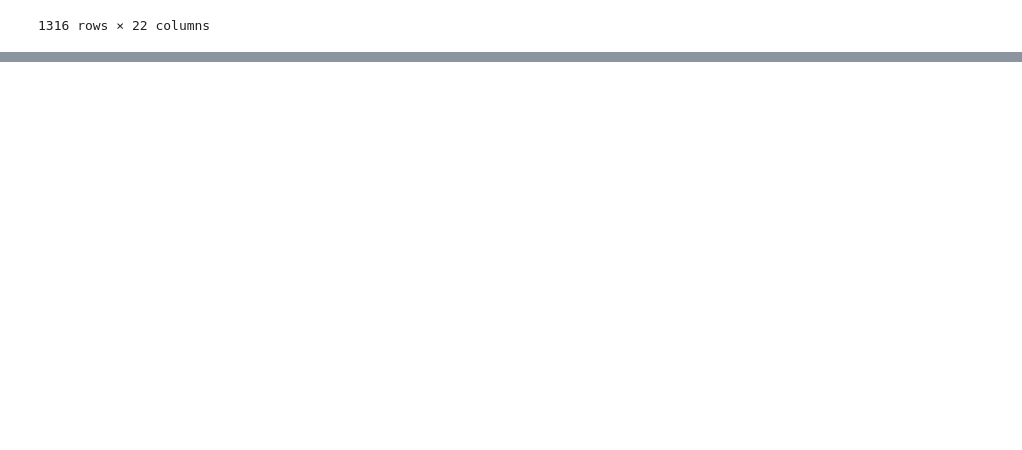
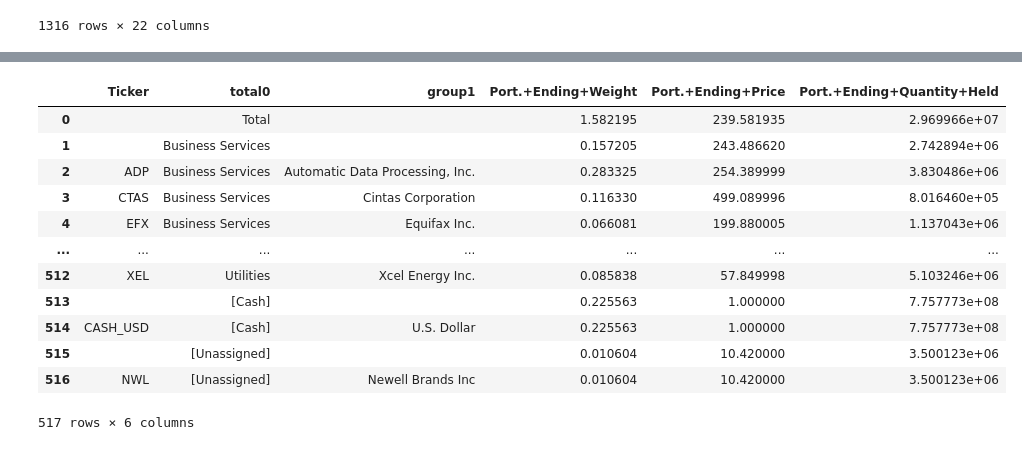
Before and after one commit to nurciuoli/FdsPy, a Jupyter notebook: DEMO_mypaengine_notebook.ipynb, the cells around one changed output, grey strips where cells are left out. Drawn from its saved outputs; the diff is of its cells as text; code cells hidden in the pictures; blank space fills up the shorter version.

Commit message:
fixed unlinked template groups

```diff
--- a/DEMO_mypaengine_notebook.ipynb
+++ b/DEMO_mypaengine_notebook.ipynb
@@ -105,0 +124,22 @@ pa_doc_2.data
+# %%
+#using the unlinked template calculation
+df = pa.calc_unlinked_template(columns =[{'name' : "Port. Ending Weight",'category' : "Portfolio/Position Data","directory":"Factset"},
+                                            {"name":"Port. Ending Price","category":"Prices/Portfolio","directory":"Factset"},
+                                            {"name":"Port. Ending Quantity","category":"Portfolio/Position Data","directory":"Factset"}],
+                        groups=[{"name":'RBICS Focus - Economy',"category":'Sector & Industry/FactSet - RBICS/RBICS Focus',"directory":'Factset'}],
+                        )
+df
+# %% [output]
+|  | Ticker | total0 | group1 | Port.+Ending+Weight | Port.+Ending+Price | Port.+Ending+Quantity+Held |
+| 0 |  | Total |  | 1.582195 | 239.581935 | 2.969966e+07 |
+| 1 |  | Business Services |  | 0.157205 | 243.486620 | 2.742894e+06 |
+| 2 | ADP | Business Services | Automatic Data Processing, Inc. | 0.283325 | 254.389999 | 3.830486e+06 |
+| 3 | CTAS | Business Services | Cintas Corporation | 0.116330 | 499.089996 | 8.016460e+05 |
+| 4 | EFX | Business Services | Equifax Inc. | 0.066081 | 199.880005 | 1.137043e+06 |
+| ... | ... | ... | ... | ... | ... | ... |
+| 512 | XEL | Utilities | Xcel Energy Inc. | 0.085838 | 57.849998 | 5.103246e+06 |
+| 513 |  | [Cash] |  | 0.225563 | 1.000000 | 7.757773e+08 |
+| 514 | CASH_USD | [Cash] | U.S. Dollar | 0.225563 | 1.000000 | 7.757773e+08 |
+| 515 |  | [Unassigned] |  | 0.010604 | 10.420000 | 3.500123e+06 |
+| 516 | NWL | [Unassigned] | Newell Brands Inc | 0.010604 | 10.420000 | 3.500123e+06 |
+517 rows × 6 columns
```
Also changed, not shown: parts of 10 cells of this notebook, 1 other file.
